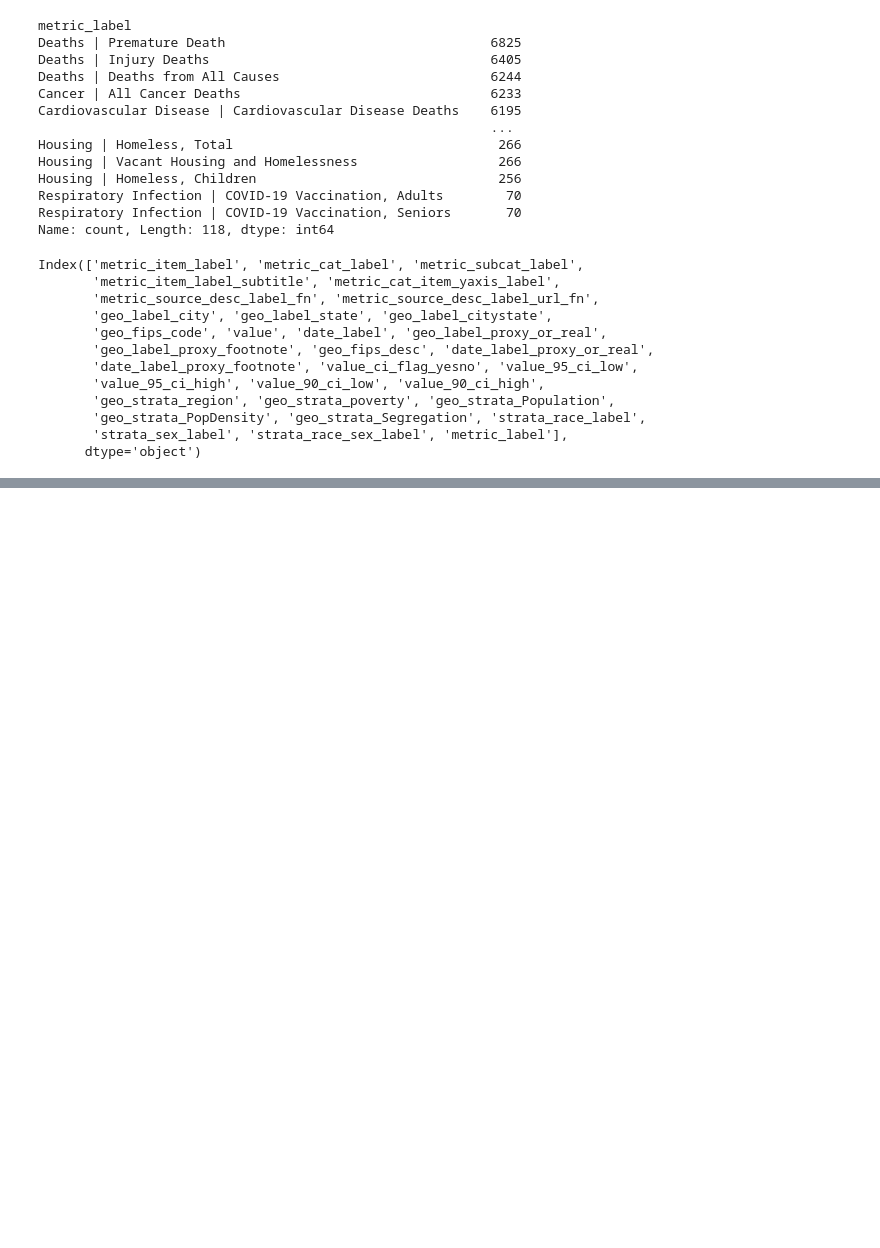
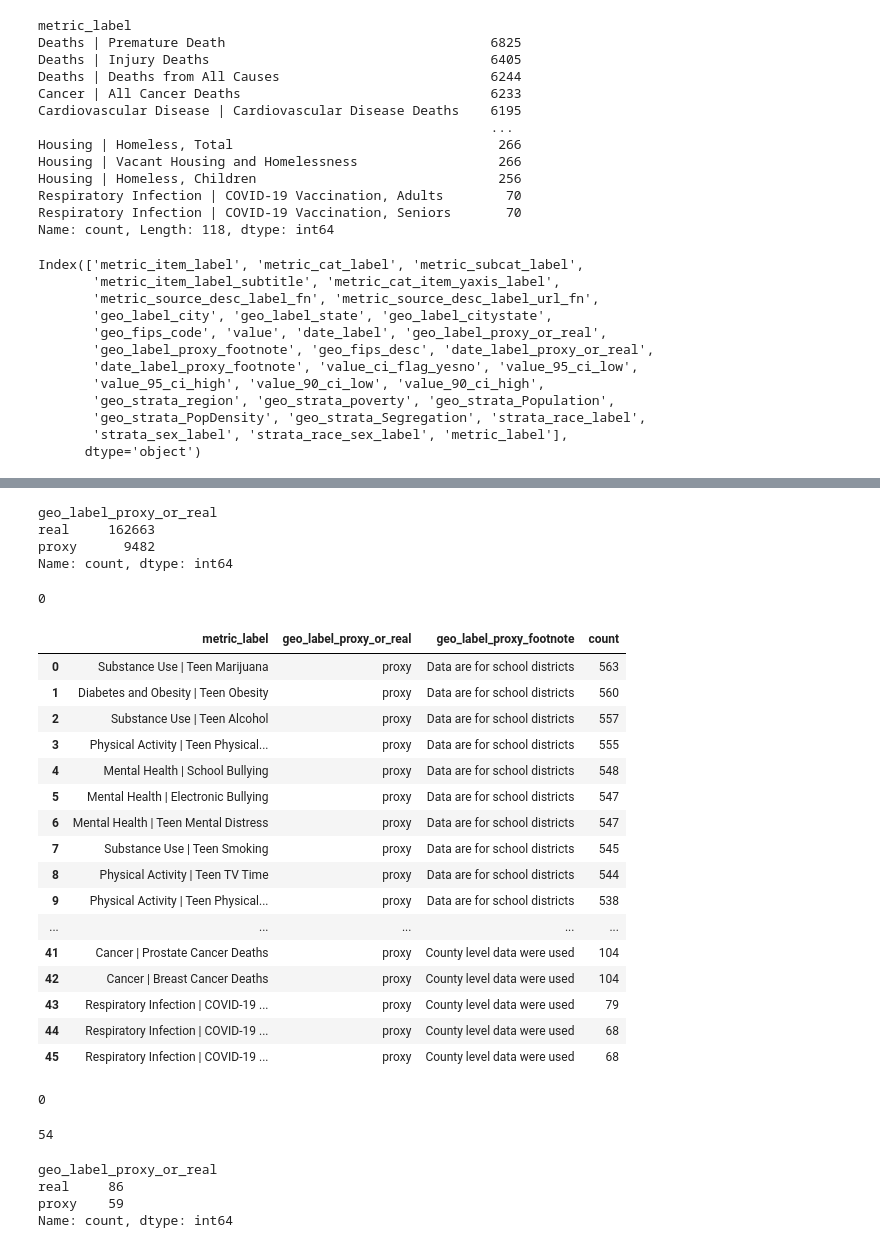
Before and after one commit to WASSUP-AIModel-3rd-Project1/Project-1, a Jupyter notebook: 240619_EDA_geo.ipynb, the cells around one changed output, grey strips where cells are left out. Cells and saved outputs as stored; diff of their text form; code cells hidden in the pictures; blank space fills up the shorter version.

```diff
--- a/240619_EDA_geo.ipynb
+++ b/240619_EDA_geo.ipynb
@@ -1411,0 +149,51 @@ len(metirc_full_ci)
+# %%
+cond = df_city.geo_label_proxy_footnote.isna()
+
+display(df_city.loc[cond,'geo_label_proxy_or_real'].value_counts())
+display(np.sum(df_city.loc[cond,'geo_label_proxy_or_real'].isna()))
+# %% [output]
+geo_label_proxy_or_real
+real     162663
+proxy      9482
+Name: count, dtype: int64
+0
+# %%
+df_geoproxy_counts =df_city[['metric_label','geo_label_proxy_or_real','geo_label_proxy_footnote']].value_counts().reset_index()
+df_geoproxy_counts
+# %% [output]
+|  | metric_label | geo_label_proxy_or_real | geo_label_proxy_footnote | count |
+| 0 | Substance Use | Teen Marijuana | proxy | Data are for school districts | 563 |
+| 1 | Diabetes and Obesity | Teen Obesity | proxy | Data are for school districts | 560 |
+| 2 | Substance Use | Teen Alcohol | proxy | Data are for school districts | 557 |
+| 3 | Physical Activity | Teen Physical... | proxy | Data are for school districts | 555 |
+| 4 | Mental Health | School Bullying | proxy | Data are for school districts | 548 |
+| 5 | Mental Health | Electronic Bullying | proxy | Data are for school districts | 547 |
+| 6 | Mental Health | Teen Mental Distress | proxy | Data are for school districts | 547 |
+| 7 | Substance Use | Teen Smoking | proxy | Data are for school districts | 545 |
+| 8 | Physical Activity | Teen TV Time | proxy | Data are for school districts | 544 |
+| 9 | Physical Activity | Teen Physical... | proxy | Data are for school districts | 538 |
+| ... | ... | ... | ... | ... |
+| 41 | Cancer | Prostate Cancer Deaths | proxy | County level data were used | 104 |
+| 42 | Cancer | Breast Cancer Deaths | proxy | County level data were used | 104 |
+| 43 | Respiratory Infection | COVID-19 ... | proxy | County level data were used | 79 |
+| 44 | Respiratory Infection | COVID-19 ... | proxy | County level data were used | 68 |
+| 45 | Respiratory Infection | COVID-19 ... | proxy | County level data were used | 68 |
+# %%
+np.sum(df_geoproxy_counts.duplicated(subset=['metric_label'],keep=False))
+# %% [output]
+0
+# %%
+df_temp = df_city.copy()
+df_temp['geo_label_proxy_footnote'] = df_city['geo_label_proxy_footnote'].fillna('NAN')
+df_geoproxy_counts2 =df_temp[['metric_label','geo_label_proxy_or_real','geo_label_proxy_footnote']].value_counts().reset_index()
+
+np.sum(df_geoproxy_counts2.duplicated(subset=['metric_label'],keep=False))
+# %% [output]
+54
+# %%
+df_geoproxy_counts2['geo_label_proxy_or_real'].value_counts()
+# %% [output]
+geo_label_proxy_or_real
+real     86
+proxy    59
+Name: count, dtype: int64
```
Also changed, not shown: parts of 161 cells of this notebook.
